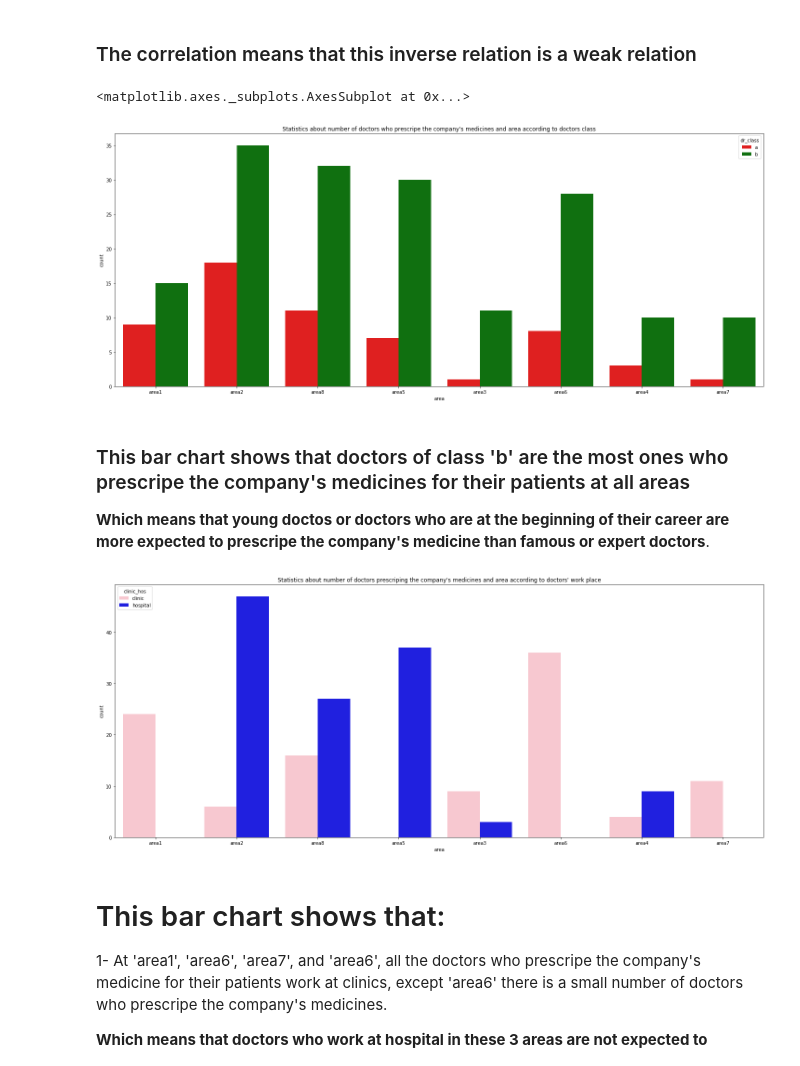
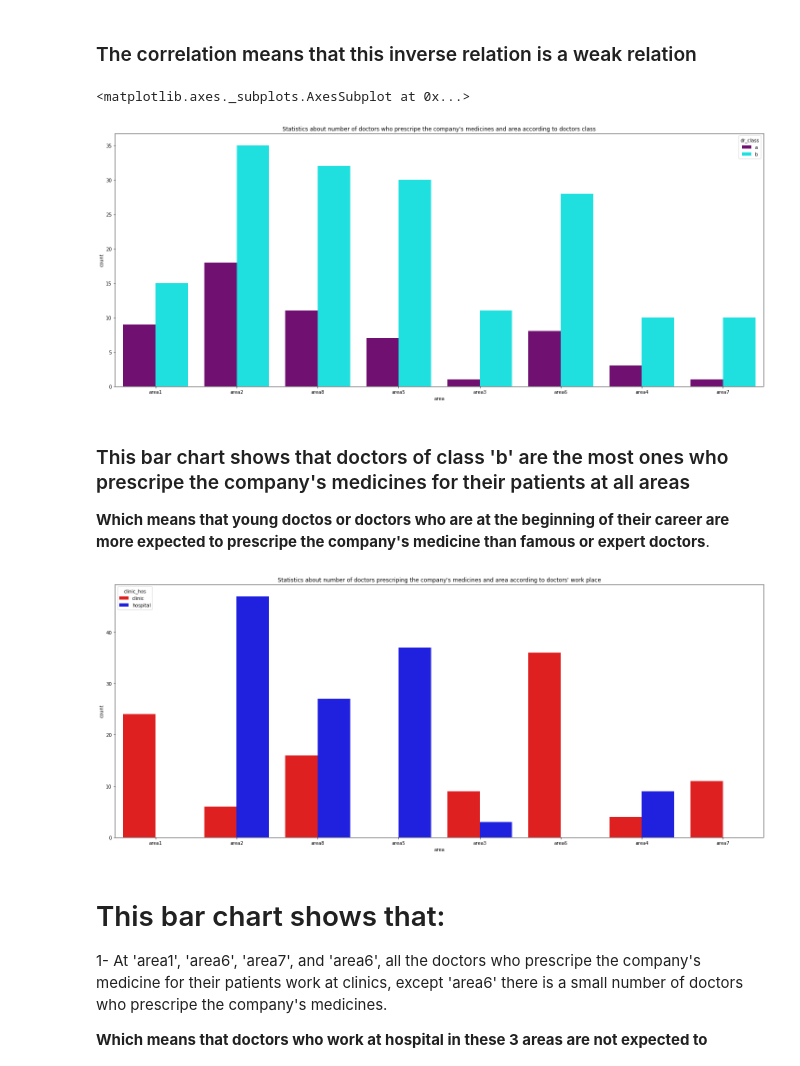
Before and after one commit to AbdoHalem/DEPI-GP, a Jupyter notebook: Halem/Medical Representative .ipynb, the cells around one changed output. Cells and saved outputs as stored; diff of their text form; code cells hidden in the pictures.

```diff
--- a/Halem/Medical Representative .ipynb
+++ b/Halem/Medical Representative .ipynb
@@ -310,19 +312,19 @@ Correlation between 'prescriping the medicines' and 'examination price': -0.3121
 # %%
 plt.figure(figsize=[25,10])
 plt.title("Statistics about number of doctors who prescripe the company's medicines and area according to doctors class")
-sb.countplot(data=doctors_write, x='area', hue='dr_class', palette=['red', 'green'])
+sb.countplot(data=doctors_write, x='area', hue='dr_class', palette=['purple', 'cyan'])
 # %% [output]
 <matplotlib.axes._subplots.AxesSubplot at 0x...>
-[figure, old version]
+[figure, new version]
 # %% [markdown]
 ### This bar chart shows that doctors of class 'b' are the most ones who prescripe the company's medicines for their patients at all areas
 **Which means that young doctos or doctors who are at the beginning of their career are more expected to prescripe the company's medicine than famous or expert doctors**.
 # %%
 plt.figure(figsize=[25,10])
 plt.title("Statistics about number of doctors prescriping the company's medicines and area according to doctors' work place")
-sb.countplot(data=doctors_write, x='area', hue='clinic_hos', palette=['pink', 'blue']);
+sb.countplot(data=doctors_write, x='area', hue='clinic_hos', palette=['red', 'blue']);
 # %% [output]
-[figure, old version]
+[figure, new version]
 # %% [markdown]
 # This bar chart shows that:
 1- At 'area1', 'area6', 'area7', and 'area6', all the doctors who prescripe the company's medicine for their patients work at clinics, except 'area6' there is a small number of doctors who prescripe the company's medicines.
```
Also changed, not shown: parts of 40 cells of this notebook.
